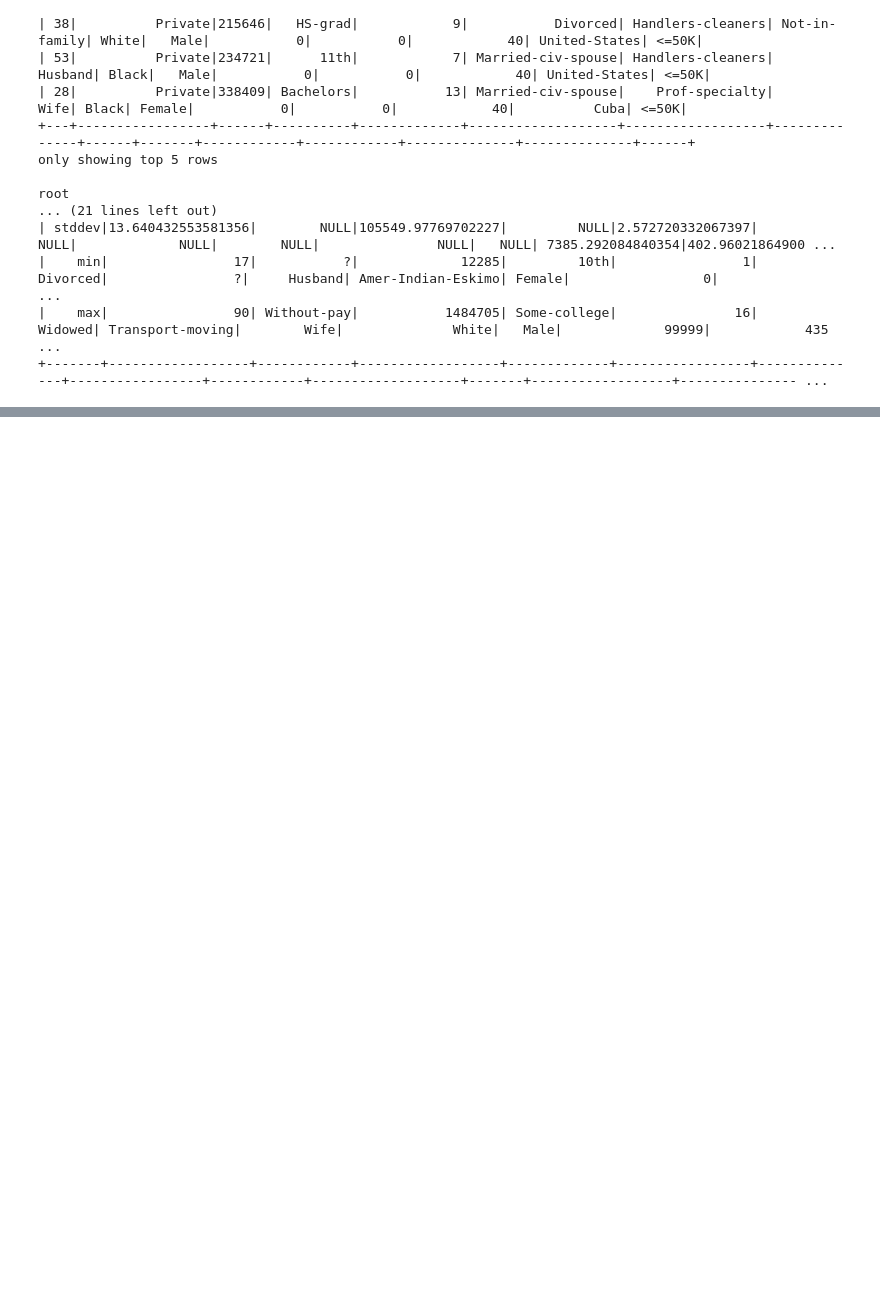
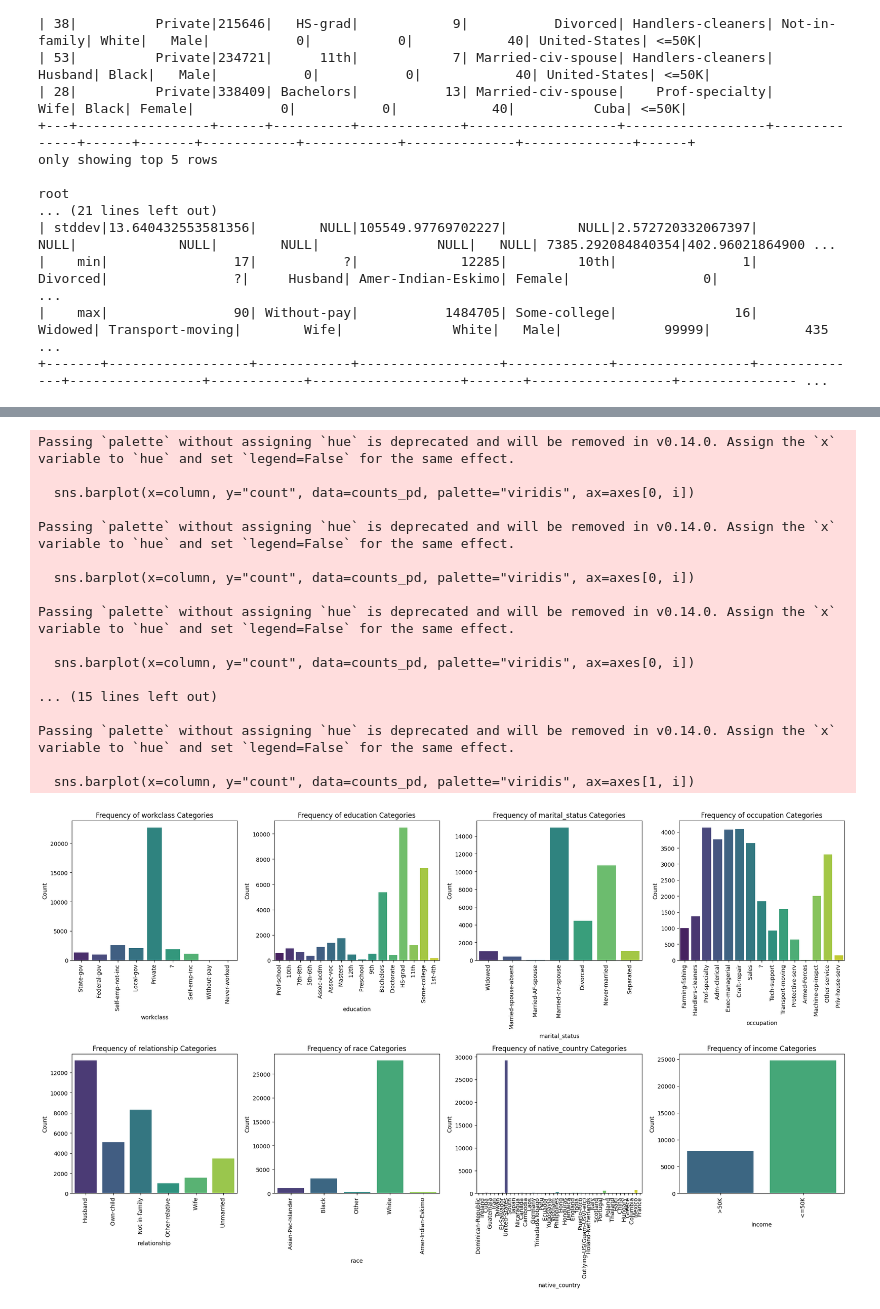
Before and after one commit to firarru/PySpark, a Jupyter notebook: Assesmen_CLO3_Kelompok_4.ipynb, the cells around one changed output, grey strips where cells are left out. Saved outputs shown, nothing was run; the diff lists cells and outputs as text; code cells hidden in the pictures; blank space fills up the shorter version.

```diff
--- a/Assesmen_CLO3_Kelompok_4.ipynb
+++ b/Assesmen_CLO3_Kelompok_4.ipynb
@@ -69,0 +180,53 @@ AttributeError: 'DataFrame' object has no attribute 'shape'
+# %%
+# Daftar kolom kategorik yang ingin dianalisis
+categorical_columns = ['workclass', 'education', 'marital_status', 'occupation', 'relationship', 'race', 'native_country', 'income']
+
+# Membagi kolom menjadi dua kelompok (sesuai jumlah subplot yang tersedia)
+group1 = categorical_columns[:4]  # Kolom pertama sampai keempat
+group2 = categorical_columns[4:]  # Kolom kelima sampai kedelapan
+
+# Membuat figure dan axes untuk 2 baris dan 4 kolom
+fig, axes = plt.subplots(2, 4, figsize=(20, 12))  # 2 baris, 4 kolom
+
+# Looping untuk kelompok pertama
+for i, column in enumerate(group1):
+    counts = df.groupBy(column).count()
+    counts_pd = counts.toPandas()
+    sns.barplot(x=column, y="count", data=counts_pd, palette="viridis", ax=axes[0, i])
+    axes[0, i].set_title(f"Frequency of {column} Categories")
+    axes[0, i].set_xlabel(column)
+    axes[0, i].set_ylabel("Count")
+    axes[0, i].tick_params(axis='x', rotation=90)
+
+# Looping untuk kelompok kedua
+for i, column in enumerate(group2):
+    counts = df.groupBy(column).count()
+    counts_pd = counts.toPandas()
+    sns.barplot(x=column, y="count", data=counts_pd, palette="viridis", ax=axes[1, i])
+    axes[1, i].set_title(f"Frequency of {column} Categories")
+    axes[1, i].set_xlabel(column)
+    axes[1, i].set_ylabel("Count")
+    axes[1, i].tick_params(axis='x', rotation=90)
+
+# Menampilkan grafik
+plt.tight_layout()
+plt.show()
+# %% [output]
+Passing `palette` without assigning `hue` is deprecated and will be removed in v0.14.0. Assign the `x` variable to `hue` and set `legend=False` for the same effect.
+
+  sns.barplot(x=column, y="count", data=counts_pd, palette="viridis", ax=axes[0, i])
+
+Passing `palette` without assigning `hue` is deprecated and will be removed in v0.14.0. Assign the `x` variable to `hue` and set `legend=False` for the same effect.
+
+  sns.barplot(x=column, y="count", data=counts_pd, palette="viridis", ax=axes[0, i])
+
+Passing `palette` without assigning `hue` is deprecated and will be removed in v0.14.0. Assign the `x` variable to `hue` and set `legend=False` for the same effect.
+
+  sns.barplot(x=column, y="count", data=counts_pd, palette="viridis", ax=axes[0, i])
+
+... (15 lines left out)
+
+Passing `palette` without assigning `hue` is deprecated and will be removed in v0.14.0. Assign the `x` variable to `hue` and set `legend=False` for the same effect.
+
+  sns.barplot(x=column, y="count", data=counts_pd, palette="viridis", ax=axes[1, i])
+[figure, added]
```
Also changed, not shown: parts of 18 cells of this notebook.
